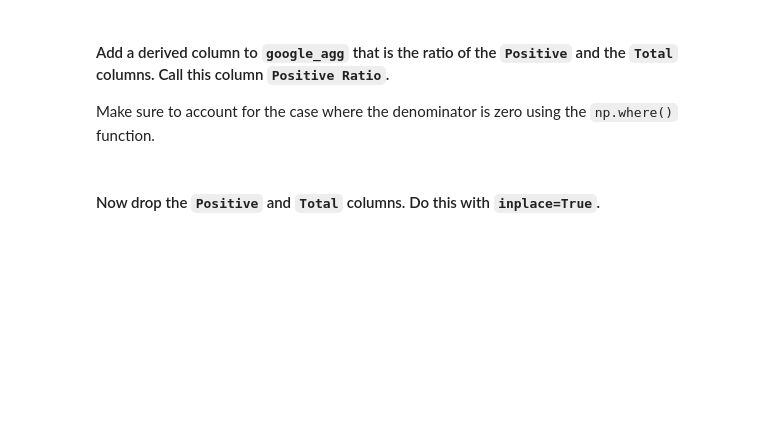
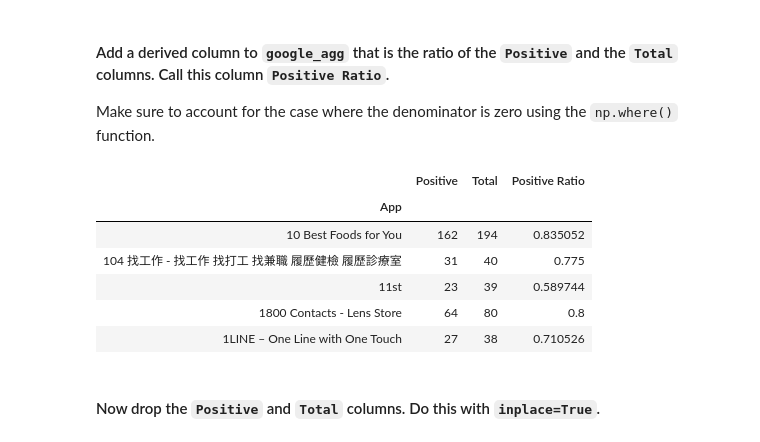
Before and after one commit to ta-datapt-bcn/lab-supervised-learning-feature-extraction, a Jupyter notebook: your-code/notebooks/main.ipynb, the cells around one changed output. Drawn from its saved outputs; the diff is of its cells as text; code cells hidden in the pictures; blank space fills up the shorter version.

```diff
--- a/your-code/notebooks/main.ipynb
+++ b/your-code/notebooks/main.ipynb
@@ -214,6 +402,7 @@ Now that you are clear about what we are trying to achieve, follow the steps bel
 In the next cell, drop all rows with missing data using the `dropna()` function and assign this new dataframe to `review_missing_removed`.
 # %%
 # Your code here:
+review_missing_removed = google_reviews.dropna()
 # %% [markdown]
 #### Now, use the `value_counts()` function ([documentation](https://pandas.pydata.org/pandas-docs/stable/generated/pandas.Series.value_counts.html)) to get a sense on how many apps are in this dataset and their review counts.
 # %%
@@ -236,6 +439,7 @@ In the following cell, write a function that takes a column and returns the numb
 # Your code below
 
 def positive_function(x):
+
     """
     Count how many times the string `Positive` appears in a column (exact string match).
 
@@ -245,7 +449,7 @@ def positive_function(x):
     Returns:
         The number of occurrences of `Positive` in the column data.
     """
-    return 0
+    return len(np.where(x == 'Positive')[0])
 # %% [markdown]
 #### Step 2: Create a new dataframe to contain the `App` name, the number of positive reviews, and the total number of reviews of each app
 
@@ -265,3 +467,7 @@ As of Pandas v0.23.4, you may opt to supply an array or an object to `agg()`. If
+# %%
+# Your code here:
+google_agg = review_missing_removed[['App','Sentiment']].groupby('App').agg([positive_function, 'count'])
+google_agg.columns = ['Positive', 'Total']
 # %% [markdown]
 Print the first 5 rows of `google_agg` to check it.
 # %%
@@ -275,3 +488,16 @@ Make sure to account for the case where the denominator is zero using the `np.wh
+# %%
+# Your code here:
+google_agg['Positive Ratio'] = google_agg.apply(lambda x: np.where(x[1] == 0, 0, round((x[0]/x[1]), 6)), axis=1)
+# %%
+google_agg.head()
+# %% [output]
+|  | Positive | Total | Positive Ratio |
+| App |  |  |  |
+| 10 Best Foods for You | 162 | 194 | 0.835052 |
+| 104 找工作 - 找工作 找打工 找兼職 履歷健檢 履歷診療室 | 31 | 40 | 0.775 |
+| 11st | 23 | 39 | 0.589744 |
+| 1800 Contacts - Lens Store | 64 | 80 | 0.8 |
+| 1LINE – One Line with One Touch | 27 | 38 | 0.710526 |
 # %% [markdown]
 #### Now drop the `Positive` and `Total` columns. Do this with `inplace=True`.
 # %%
```
Also changed, not shown: parts of 35 cells of this notebook.
